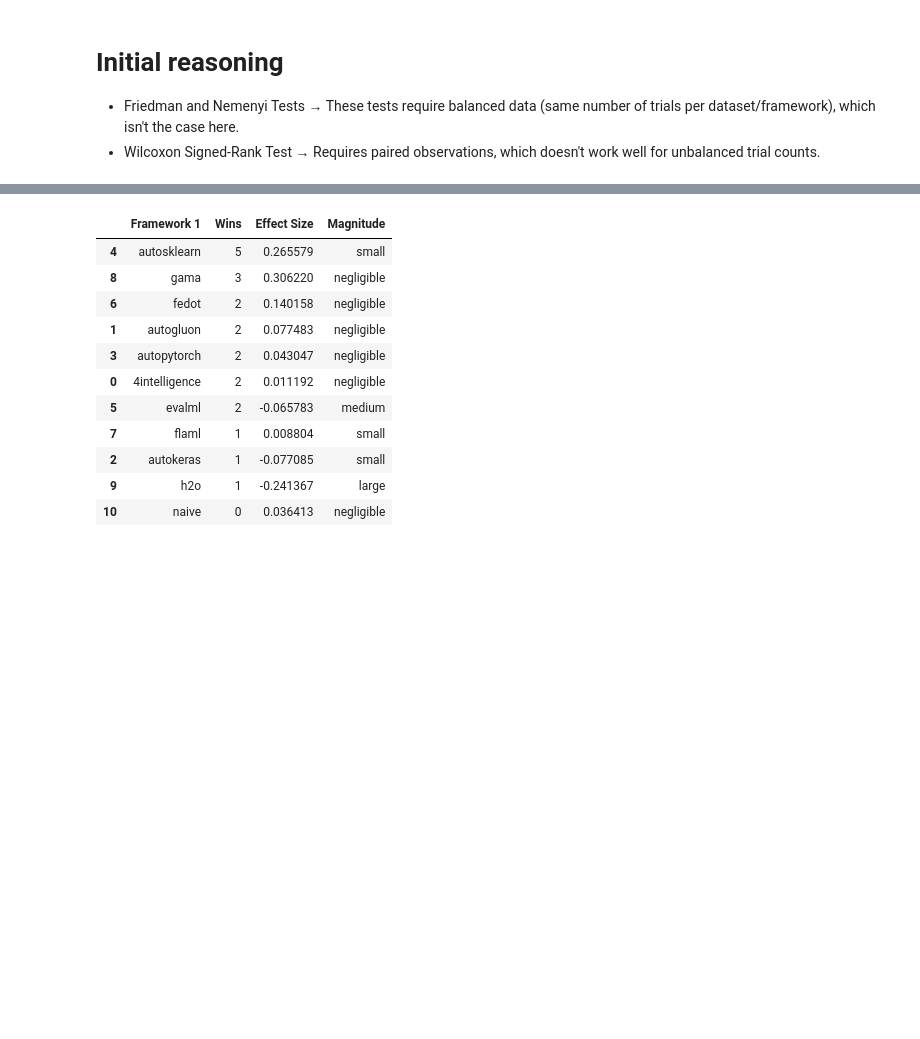
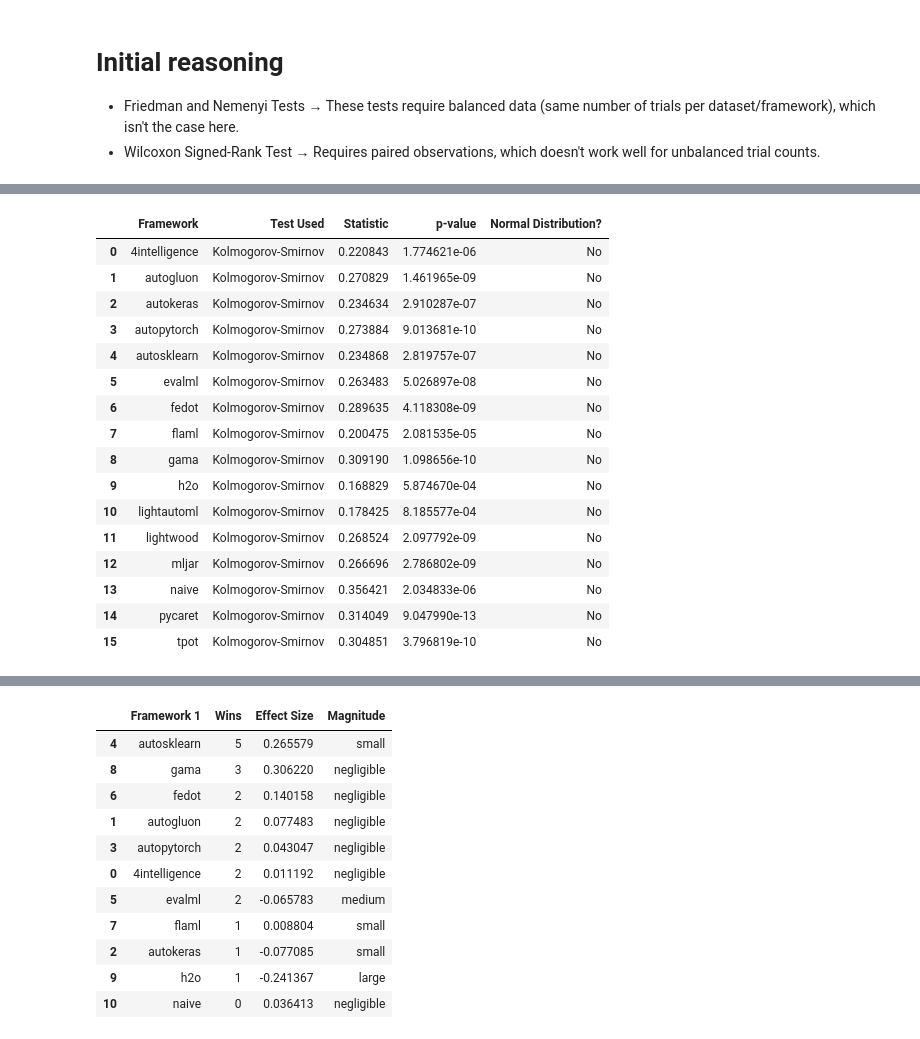
Before and after one commit to marcelovca90/auto-ml-evaluation, a Jupyter notebook: stats/utils_stats_review_runner.ipynb, the cells around one changed output, grey strips where cells are left out. Saved outputs shown, nothing was run; the diff lists cells and outputs as text; code cells hidden in the pictures; blank space fills up the shorter version.

```diff
--- a/stats/utils_stats_review_runner.ipynb
+++ b/stats/utils_stats_review_runner.ipynb
@@ -25 +32,49 @@ framework_medians = df.groupby("Framework")["F1 Score"].median().sort_values(asc
+# %%
+# Determine normality for each framework and store results
+normality_results = []
+normality_dict = {}
+
+for framework in frameworks:
+    scores = df[df["Framework"] == framework]["F1 Score"].dropna()
+    if len(scores) > 3:
+        if len(scores) < 50:
+            stat, p_value = shapiro(scores)
+            test_used = "Shapiro-Wilk"
+        else:
+            stat, p_value = kstest(scores, 'norm', args=(scores.mean(), scores.std()))
+            test_used = "Kolmogorov-Smirnov"
+
+        normal = p_value > 0.05
+        normality_dict[framework] = normal
+        normality_results.append({
+            "Framework": framework,
+            "Test Used": test_used,
+            "Statistic": stat,
+            "p-value": p_value,
+            "Normal Distribution?": "Yes" if normal else "No"
+        })
+
+# Convert results to DataFrame
+normality_df = pd.DataFrame(normality_results)
+normality_df.to_csv(f'stats/{scenario}/step_1_normality_test.csv', index=False)
+
+normality_df
+# %% [output]
+|  | Framework | Test Used | Statistic | p-value | Normal Distribution? |
+| 0 | 4intelligence | Kolmogorov-Smirnov | 0.220843 | 1.774621e-06 | No |
+| 1 | autogluon | Kolmogorov-Smirnov | 0.270829 | 1.461965e-09 | No |
+| 2 | autokeras | Kolmogorov-Smirnov | 0.234634 | 2.910287e-07 | No |
+| 3 | autopytorch | Kolmogorov-Smirnov | 0.273884 | 9.013681e-10 | No |
+| 4 | autosklearn | Kolmogorov-Smirnov | 0.234868 | 2.819757e-07 | No |
+| 5 | evalml | Kolmogorov-Smirnov | 0.263483 | 5.026897e-08 | No |
+| 6 | fedot | Kolmogorov-Smirnov | 0.289635 | 4.118308e-09 | No |
+| 7 | flaml | Kolmogorov-Smirnov | 0.200475 | 2.081535e-05 | No |
+| 8 | gama | Kolmogorov-Smirnov | 0.309190 | 1.098656e-10 | No |
+| 9 | h2o | Kolmogorov-Smirnov | 0.168829 | 5.874670e-04 | No |
+| 10 | lightautoml | Kolmogorov-Smirnov | 0.178425 | 8.185577e-04 | No |
+| 11 | lightwood | Kolmogorov-Smirnov | 0.268524 | 2.097792e-09 | No |
+| 12 | mljar | Kolmogorov-Smirnov | 0.266696 | 2.786802e-09 | No |
+| 13 | naive | Kolmogorov-Smirnov | 0.356421 | 2.034833e-06 | No |
+| 14 | pycaret | Kolmogorov-Smirnov | 0.314049 | 9.047990e-13 | No |
+| 15 | tpot | Kolmogorov-Smirnov | 0.304851 | 3.796819e-10 | No |
 # %% [markdown]
```
Also changed, not shown: parts of 18 cells of this notebook, 10 other files.
